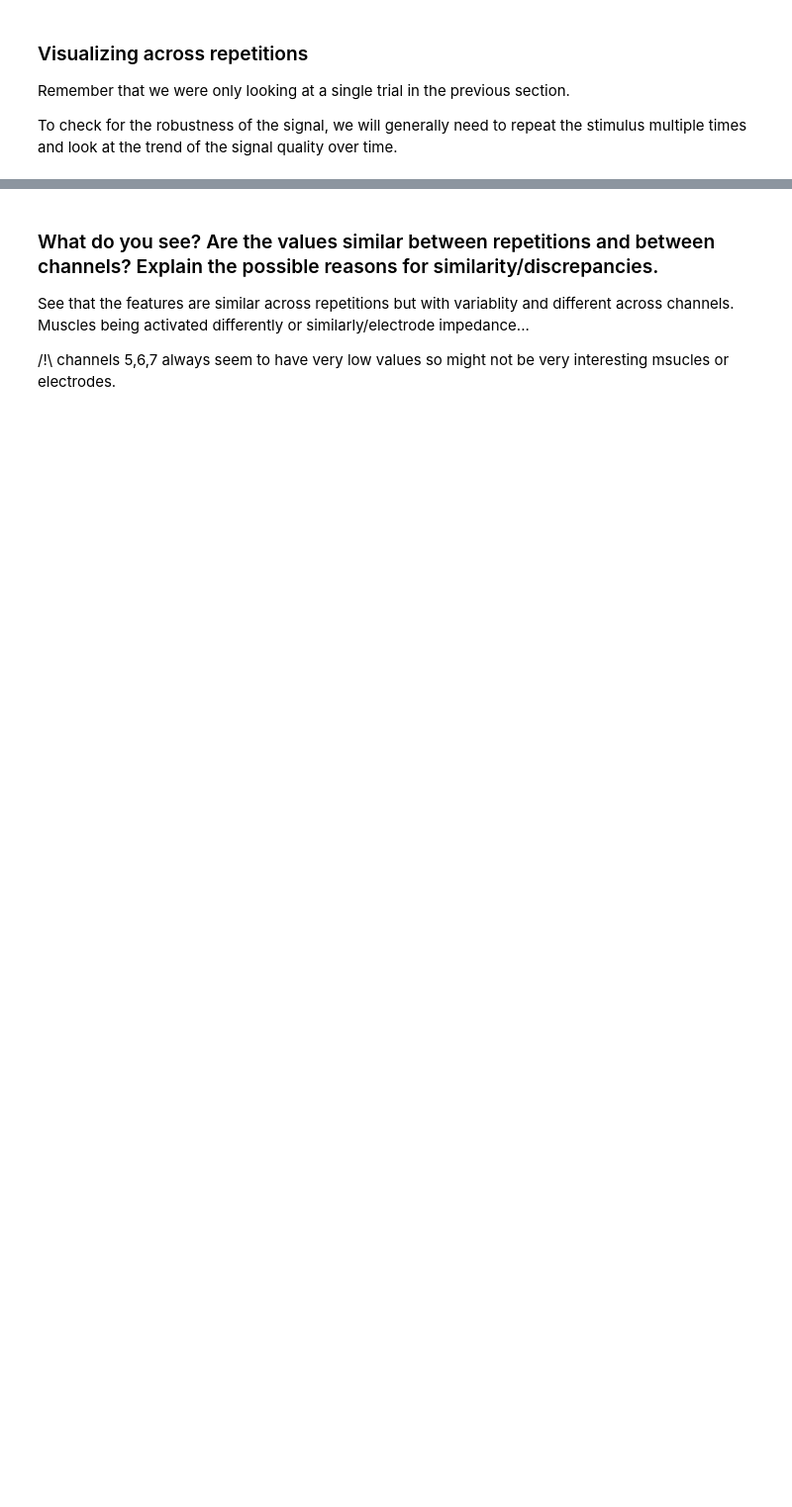
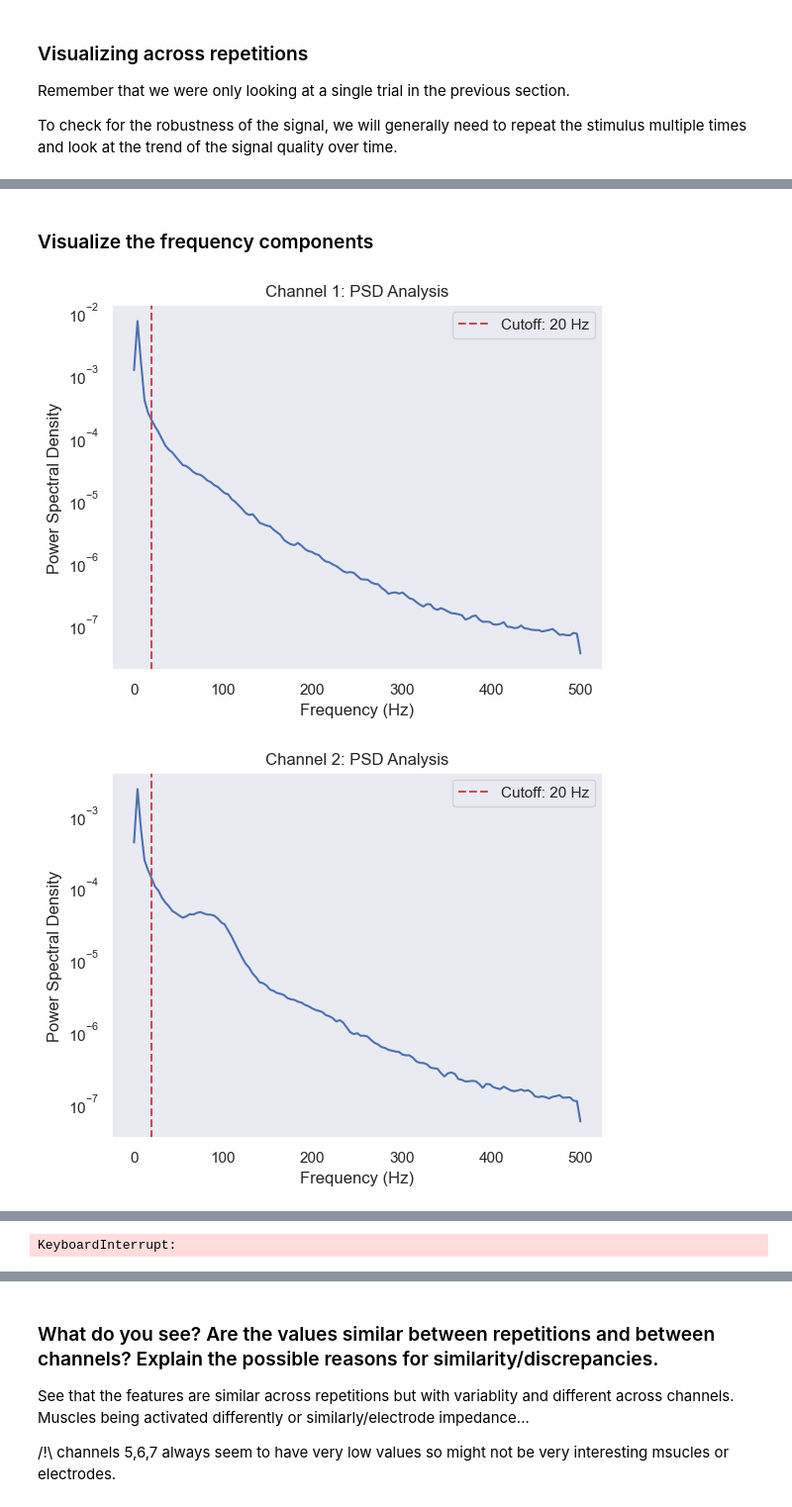
Before and after one commit to loufourneaux/project_2_nssp, a Jupyter notebook: part_1.ipynb, the cells around one changed output, grey strips where cells are left out. Shown at 99% size. Drawn from its saved outputs; the diff is of its cells as text; code cells hidden in the pictures; blank space fills up the shorter version.

```diff
--- a/part_1.ipynb
+++ b/part_1.ipynb
@@ -155,2 +134,17 @@ for stimuli_idx in range(n_stimuli):
 
 3) Different stimulus seem to activate different muscles. If we normalize the signals it could make them more comparabel across stimuli
+# %% [markdown]
+### Visualize the frequency components
+# %%
+
+lfpr = analyze_psd(emg_rectified, fs=1000, cutoff=20)
+print(f"Low-Frequency Power Ratio (LFPR) per channel: {lfpr}")
+
+# Decision: If LFPR > 0.2 (20% of total power) for most channels, a high-pass filter is recommended.
+if np.any(lfpr > 0.2):
+    print("Low-frequency artifacts detected. A high-pass filter is recommended.")
+else:
+    print("No significant low-frequency artifacts detected.")
+# %% [output]
+[figure, added]
+[figure, added]
@@ -156,0 +153 @@ for stimuli_idx in range(n_stimuli):
+KeyboardInterrupt:
```
Also changed, not shown: parts of 54 cells of this notebook, 2 other files.
